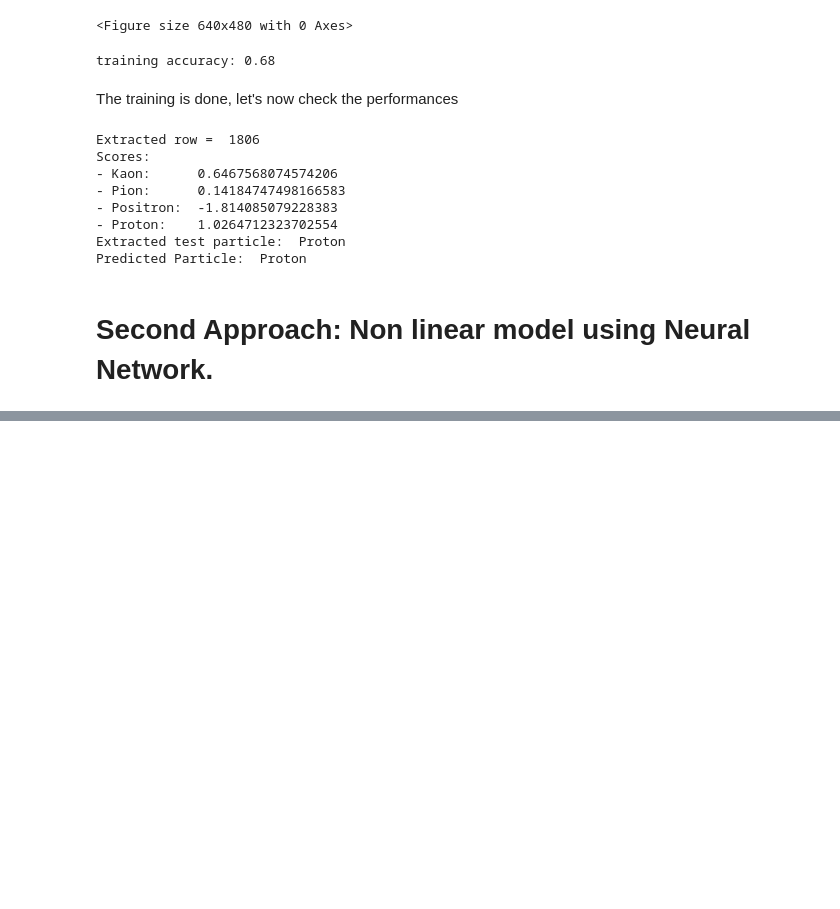
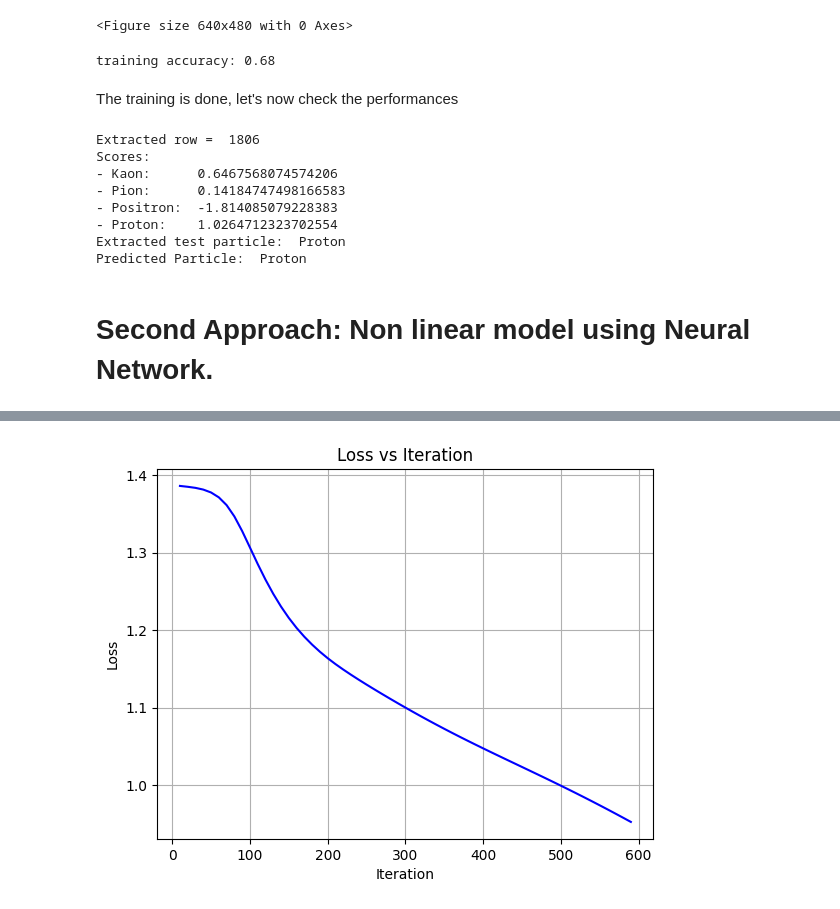
Before and after one commit to DavideCristoforetti/Machine-Learning-HEP-MasterDegree, a Jupyter notebook: src/PiD_project.ipynb, the cells around one changed output, grey strips where cells are left out. Cells and saved outputs as stored; diff of their text form; code cells hidden in the pictures; blank space fills up the shorter version.

```diff
--- a/src/PiD_project.ipynb
+++ b/src/PiD_project.ipynb
@@ -439,0 +470,95 @@ Predicted Particle:  Proton
+# %%
+%matplotlib inline
+
+
+h = 100 # size of hidden layer
+W = 0.01 * np.random.randn(nFeatures,h)
+b = np.zeros((1,h))
+W2 = 0.01 * np.random.randn(h,nLabels)
+b2 = np.zeros((1,nLabels))
+
+
+num_samples = features_array.shape[0]
+
+
+# Plotting losses
+show_plot = True
+losses = []
+
+
+iterations = 1000
+print_freq = 10
+
+# some hyperparameters for the gradient descent
+# Interesting result for step size = 1
+step_size = 0.15
+reg = 1e-3 # regularization strength
+
+for i in range(iterations):
+
+    # evaluate class scores, [N x n_colours]
+    hidden_layer = np.maximum(0, np.dot(features_array, W) + b) # note, ReLU activation
+    scores = np.dot(hidden_layer, W2) + b2
+
+    # compute the class probabilities
+    exp_scores = np.exp(scores)
+    probs = exp_scores / np.sum(exp_scores, axis=1, keepdims=True) # [N x K]
+
+    # compute the loss: average cross-entropy loss and regularization
+    correct_logprobs = -np.log(probs[range(num_samples),IDs_indeces])
+    data_loss = np.sum(correct_logprobs)/num_samples
+    reg_loss = 0.5*reg*np.sum(W*W) + 0.5*reg*np.sum(W2*W2)
+
+    # # implementing early stopping
+    # if(i !=0 ):
+    #     if(loss < data_loss + reg_loss):
+    #         break
+
+    loss = data_loss + reg_loss
+    if i % print_freq == 0:
+        clear_output(wait=True)
+        print("iteration %d: loss %f" % (i, loss))
+
+        if(show_plot):
+            losses.append(loss)
+
+            plt.clf()  # Clear the current figure for the next iteration
+            # Plot the losses
+            plt.plot(np.arange(print_freq, i+print_freq+1, print_freq), losses, color='blue')
+            plt.xlabel('Iteration')
+            plt.ylabel('Loss')
+            plt.title('Loss vs Iteration')
+            plt.grid(True)
+            #display(plt.gcf())  # Display the current figure
+            #clear_output(wait=True)  # Clear the output for the next iteration
+            #plt.pause(0.01)  # Pause for a short time to update the plot
+            plt.show()
+
+
+    # compute the gradient on scores
+    dscores = probs
+    dscores[range(num_samples),IDs_indeces] -= 1
+    dscores /= num_samples
+
+    # backpropate the gradient to the parameters
+    # first backprop into parameters W2 and b2
+    dW2 = np.dot(hidden_layer.T, dscores)
+    db2 = np.sum(dscores, axis=0, keepdims=True)
+    # next backprop into hidden layer
+    dhidden = np.dot(dscores, W2.T)
+    # backprop the ReLU non-linearity
+    dhidden[hidden_layer <= 0] = 0
+    # finally into W,b
+    dW = np.dot(features_array.T, dhidden)
+    db = np.sum(dhidden, axis=0, keepdims=True)
+
+    # add regularization gradient contribution
+    dW2 += reg * W2
+    dW += reg * W
+
+    # perform a parameter update
+    W += -step_size * dW
+    b += -step_size * db
+    W2 += -step_size * dW2
+    b2 += -step_size * db2
+# %% [output]
@@ -439,0 +566 @@ Predicted Particle:  Proton
+[figure, added]
```
Also changed, not shown: parts of 21 cells of this notebook.
